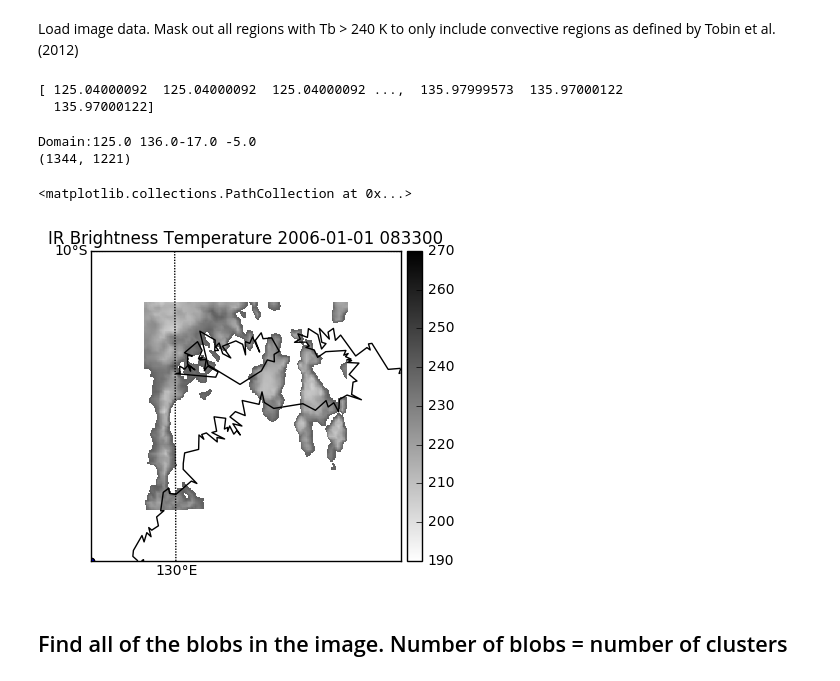
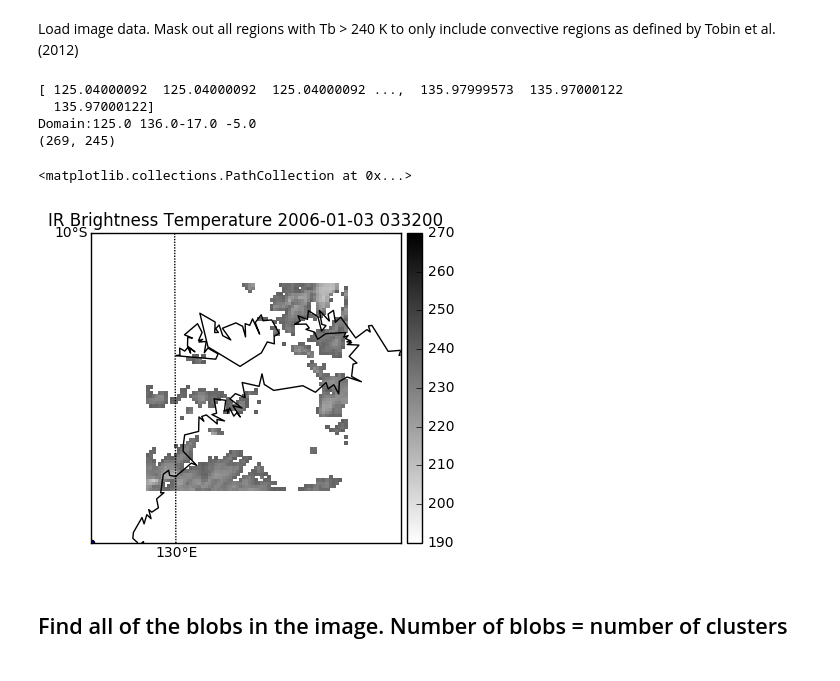
Before and after one commit to rcjackson/cmdv-rrm-anl, a Jupyter notebook: notebooks/Tobin aggregation index.ipynb, the cells around one changed output. Drawn from its saved outputs; the diff is of its cells as text; code cells hidden in the pictures.

Commit message:
Modified Tobin aggregation index to be run over 2 months during TWP-ICE.

```diff
--- a/notebooks/Tobin aggregation index.ipynb
+++ b/notebooks/Tobin aggregation index.ipynb
@@ -23,14 +24,14 @@ Input time for algorithm to run on
 year = 2006
 start_day = 1
 start_month = 1
-start_hour = 0
+start_hour = 1
 start_minute = 0
 start_second = 0
 
-end_month = 1
-end_day = 3
-end_hour = 12
-end_minute = 00
+end_month = 3
+end_day = 1
+end_hour = 1
+end_minute = 10
 end_second = 00
 
 start_time = datetime.datetime(year,
@@ -102,7 +122,7 @@ def seconds_to_midnight_to_string(time_secs_after_midnight):
 # %% [markdown]
 Load image data. Mask out all regions with Tb > 240 K to only include convective regions as defined by Tobin et al. (2012)
 # %%
-i = 0
+i = 2
 cdf_data = Dataset(file_list[i], mode='r')
 
 # Load lat, lon, and time parameters
@@ -115,7 +135,7 @@ NumPixels = cdf_data.variables['image_numpix']
 # Load brightness temperature
 IRBrightness = cdf_data.variables['temperature_ir']
 
-frame = 8
+frame = 3
 
 j = frame
 
@@ -130,6 +150,7 @@ cpol_longitude = 131.04445
 Lat = Latitude[(int(j)*int(NumPixels[j])):(int(j+1)*int(NumPixels[j])-1)]
 Lon = Longitude[(int(j)*int(NumPixels[j])):(int(j+1)*int(NumPixels[j])-1)]
 print(Lon)
+
 # Set up projection
 plt.clf()
 m = Basemap(width=500000, height=500000,
@@ -141,7 +162,7 @@ xi, yi = m(Lon, Lat)
 darwin_x, darwin_y = m(cpol_latitude, cpol_longitude)
 
 # Regrid data to 2D
-x,y = np.meshgrid(np.arange(min(xi),max(xi),1000),np.arange(min(yi),max(yi),1000))
+x,y = np.meshgrid(np.arange(min(xi),max(xi),5000),np.arange(min(yi),max(yi),5000))
 
 index = j
 data = IRBrightness[(int(j)*int(NumPixels[j])):(int(j+1)*int(NumPixels[j])-1)]
@@ -177,37 +198,37 @@ m.colorbar()
 year_str = "%04d" % year
 day_str = "%02d" % time_list[i].month
 month_str = "%02d" % time_list[i].day
 plt.title('IR Brightness Temperature '
           + str(year)
           + '-'
           + str(day_str)
           + '-'
           + str(month_str)
           + ' '
           + seconds_to_midnight_to_string(Time[index]))
 
 if not os.path.exists('./output_plots'):
     os.makedirs('./output_plots')
 
 print('Domain:' + str(np.min(Lon)) + ' '
       + str(np.max(Lon)) +
       str(np.min(Lat))
       + ' '
       + str(np.max(Lat)))
 blobs = ~data_masked.mask
 
 blobs_labels = measure.label(blobs, background=0)
 
 print(blobs_labels.shape)
 array = ndimage.measurements.center_of_mass(blobs, blobs_labels, [1,2,3,4,5,6,7])
 m.scatter(array[0], array[1])
 # %% [output]
 [ 125.04000092  125.04000092  125.04000092 ...,  135.97999573  135.97000122
   135.97000122]
+Domain:125.0 136.0-17.0 -5.0
+(269, 245)
-Domain:125.0 136.0-17.0 -5.0
-(1344, 1221)
+<matplotlib.collections.PathCollection at 0x...>
-<matplotlib.collections.PathCollection at 0x...>
-[figure, old version]
+[figure, new version]
 # %% [markdown]
 ## Find all of the blobs in the image. Number of blobs = number of clusters
 # %%
```
Also changed, not shown: parts of 11 cells of this notebook.
